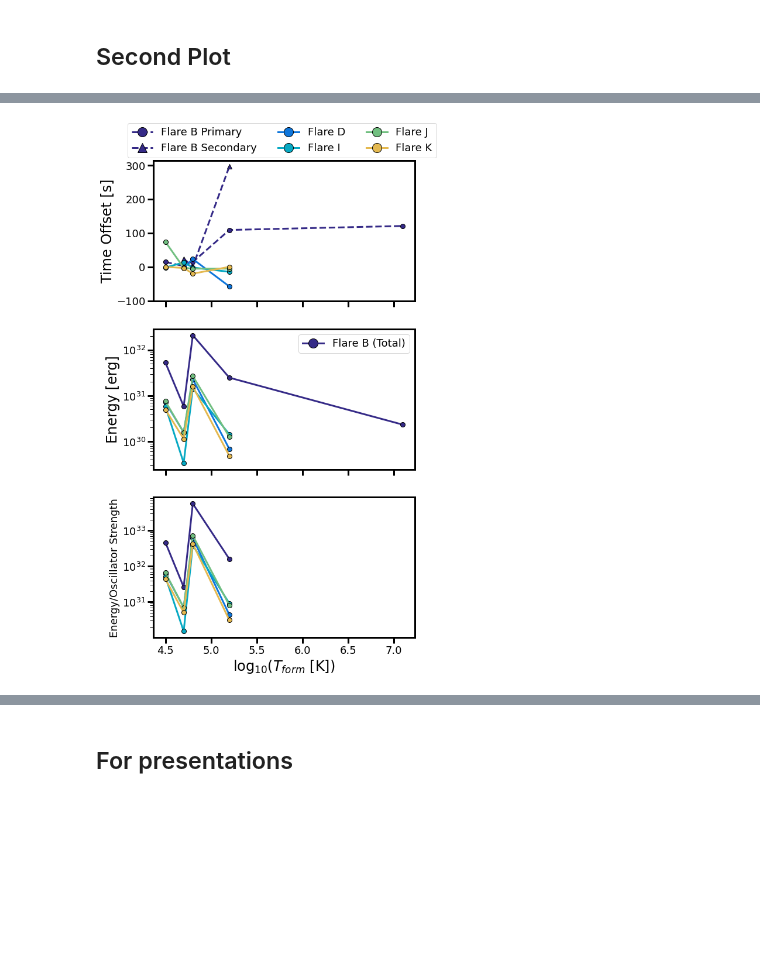
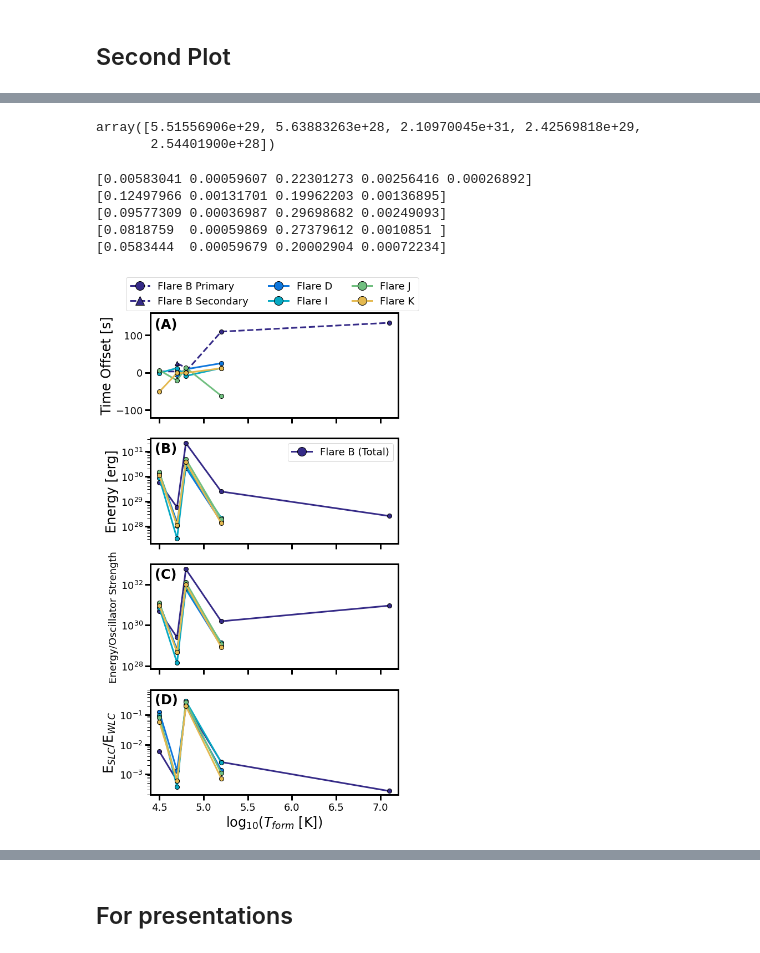
Before and after one commit to afeinstein20/cos_flares, a Jupyter notebook: notebooks/flare_analysis.ipynb, the cells around one changed output, grey strips where cells are left out. Cells and saved outputs as stored; diff of their text form; code cells hidden in the pictures; blank space fills up the shorter version.

```diff
--- a/notebooks/flare_analysis.ipynb
+++ b/notebooks/flare_analysis.ipynb
@@ -529,11 +328,11 @@ for j in [1,3,-4,-3,-1]:
     upsample = np.linspace(fwc.time[mask].min(), fwc.time[mask].max(), 40)
 
     if ion !='CIII':
+        finterp = interp1d(fwc.time[mask].value, f[mask]/1e-13)
+        einterp = interp1d(fwc.time[mask].value, e[mask]/1e-13)
+    else:
         finterp = interp1d(fwc.time[mask].value, f[mask]/1e-12)
         einterp = interp1d(fwc.time[mask].value, e[mask]/1e-12)
-    else:
-        finterp = interp1d(fwc.time[mask].value, f[mask]/1e-11)
-        einterp = interp1d(fwc.time[mask].value, e[mask]/1e-11)
 
     plt.plot(upsample,
              finterp(upsample),
@@ -904,0 +721,12 @@ plt.subplots_adjust(wspace=0.)
+# %%
+for n in range(1):#len(fmodels_25)+1):
+    for i in [0,1,2,3,4]:
+        try:
+            fm = fmodels[n][i][-1].best_fit*scalings[i]
+        except:
+            fm = fmodels_25[n-1][i][-1].best_fit*scalings_25[i]#*1e-12
+        e = np.trapz(fm*units.erg/units.s/units.cm**2,
+                    x=fmodels[n][i][0]*units.s) * 4 * np.pi *distance**2
+        print(e)
+        plt.plot(fm/scalings[i])
+plt.show()
@@ -974,9 +808,16 @@ for i in range(5):
+# %%
+wlce = np.array([9.46e31, 1.08e31, 8.66e30, 1.76e31, 1.82e31])
+# %%
+np.array(energies[0])*scalings
+# %% [output]
+array([5.51556906e+29, 5.63883263e+28, 2.10970045e+31, 2.42569818e+29,
+       2.54401900e+28])
 # %%
-fig, (tax,eax,oax) = plt.subplots(nrows=3, figsize=(8,15), sharex=True)
+fig, (tax,eax,oax, dax) = plt.subplots(nrows=4, figsize=(8,16), sharex=True)
 
 tax.set_ylabel('Time Offset [s]',fontsize=24)
 
-strengths = np.array([1.15e-1, 2.24e-1, 3.74e-2, 1.56e-1])
+strengths = np.array([1.15e-1, 2.24e-1, 3.74e-2, 1.56e-1, 2.79e-3])
 letters = ['B', 'D', 'I', 'J', 'K']
 ms=8
 
@@ -984,21 +825,28 @@ for i in range(5):#[0,1,2,3,4]:#range(len(energies)):
     q = np.array(energies[i]) > 0
 
     if i < 1:
-        eax.plot(formtemp[q], np.array(energies[i])[q]/1e12,
+        scalings = np.array(scalings)
+        eax.plot(formtemp[q], np.array(energies[i])[q]*scalings[q],
                      c=ion_colors[i] ,marker='o', lw=3, ms=ms,
                  markeredgecolor='k', label='Flare B (Total)')
+        oax.plot(formtemp[q], np.array(energies[i])[q]*scalings[q]/strengths,
+                 c=ion_colors[i] ,marker='o', lw=3, ms=ms,
+                 markeredgecolor='k')
+        dax.plot(formtemp[q], (np.array(energies[i])[q]*scalings[q])/wlce[i],
+                 c=ion_colors[i], marker='o', lw=3, ms=ms, markeredgecolor='k')
+        print((np.array(energies[i])[q]*scalings[q])/wlce[i])
     elif i >= 1:
-        eax.plot(formtemp[q][:-1], np.array(energies[i])[q][:-1]/1e12,
+        tempscale = np.array(scalings_25[i-1][:-1])
+        eax.plot(formtemp[q][:-1], np.array(energies[i])[q][:-1]*tempscale,
                      c=ion_colors[i] ,marker='o', lw=3, ms=ms,
                  markeredgecolor='k')
-    oax.plot(formtemp[q][:-1], np.array(energies[i])[q][:-1]/1e12/strengths,
-             c=ion_colors[i] ,marker='o', lw=3, ms=ms,
-             markeredgecolor='k')
-    #else:
-    #    eax.plot(formtemp[q][1:-1], np.array(energies[i])[q][1:-1]/1e12,
-    #                 c=ion_colors[i] ,marker='o', lw=3, ms=ms,
-    #             markeredgecolor='k')
 
+        oax.plot(formtemp[q][:-1], np.array(energies[i])[q][:-1]*tempscale/strengths[:-1],
+                 c=ion_colors[i] ,marker='o', lw=3, ms=ms,
+                 markeredgecolor='k')
+        dax.plot(formtemp[q][:-1], (np.array(energies[i])[q][:-1]*tempscale)/wlce[i],
+                 c=ion_colors[i], marker='o', lw=3, ms=ms, markeredgecolor='k')
+        print((np.array(energies[i])[q][:-1]*tempscale)/wlce[i])
 
     q = (deltat[i][1:] - deltat[i][0]) > -200
     if i != 1:
@@ -1012,34 +860,51 @@ for i in range(5):#[0,1,2,3,4]:#range(len(energies)):
             q = (secondary[1:] - secondary[0]) > -200
             tax.plot(formtemp[q][1:], (secondary[1:] - secondary[0])[q][1:],
                      c=ion_colors[i], marker='^', lw=3, ms=ms,
                      linestyle='--',
                      label='Flare {} Secondary'.format(letters[i]),
                      markeredgecolor='k')
         else:
             tax.plot(formtemp[q], (deltat[i][1:] - deltat[i][0])[q],
                      c=ion_colors[i], marker='o', lw=3, ms=ms,
                      label='Flare {}'.format(letters[i]),
                      markeredgecolor='k')
     else:
         tax.plot(formtemp[q][1:], (deltat[i][1:] - deltat[i][0])[q][1:],
                  c=ion_colors[i], marker='o', lw=3, ms=ms,
                  label='Flare {}'.format(letters[i]),
                  markeredgecolor='k')
 
 tax.legend(bbox_to_anchor=(-0.1, 1.02, 1.0, .12), loc=3,
            ncol=3, borderaxespad=0.)
 eax.legend()
 eax.set_yscale('log')
 oax.set_yscale('log')
 eax.set_ylabel('Energy [erg]',fontsize=24)
 oax.set_ylabel('Energy/Oscillator Strength',fontsize=18)
-oax.set_xlabel('log$_{10}$($T_{form}$ [K])',fontsize=24)
+dax.set_xlabel('log$_{10}$($T_{form}$ [K])',fontsize=24)
+dax.set_ylabel('E$_{SLC}$/E$_{WLC}$', fontsize=24)
 tax.set_yticks([-100,0,100,200,300])
+
+tax.text(s='(A)', x=4.45, y=118, fontweight='bold', fontsize=24)
+eax.text(s='(B)', x=4.45, y=9e30, fontweight='bold', fontsize=24)
+oax.text(s='(C)', x=4.45, y=2e32, fontweight='bold', fontsize=24)
+dax.text(s='(D)', x=4.45, y=0.238, fontweight='bold', fontsize=24)
+dax.set_xlim(4.4, 7.2)
+dax.set_ylim(2*10e-5,0.7)
+dax.set_yscale('log')
+tax.set_ylim(-120,160)
+oax.set_ylim(7e27,1e33)
+oax.set_yticks([1e28,  1e30,  1e32])
 
 tax.set_rasterized(True)
 eax.set_rasterized(True)
 
-plt.savefig('/Users/arcticfox/Documents/AUMic/paper/time_energy.pdf',
-            dpi=300, rasterize=True, bbox_inches='tight')
+#plt.savefig('/Users/arcticfox/Documents/AUMic/paper/time_energy.pdf',
+#            dpi=300, rasterize=True, bbox_inches='tight')
 # %% [output]
+[0.00583041 0.00059607 0.22301273 0.00256416 0.00026892]
+[0.12497966 0.00131701 0.19962203 0.00136895]
+[0.09577309 0.00036987 0.29698682 0.00249093]
+[0.0818759  0.00059869 0.27379612 0.0010851 ]
+[0.0583444  0.00059679 0.20002904 0.00072234]
-[figure, old version]
+[figure, new version]
```
Also changed, not shown: parts of 19 cells of this notebook, 8 other files.
